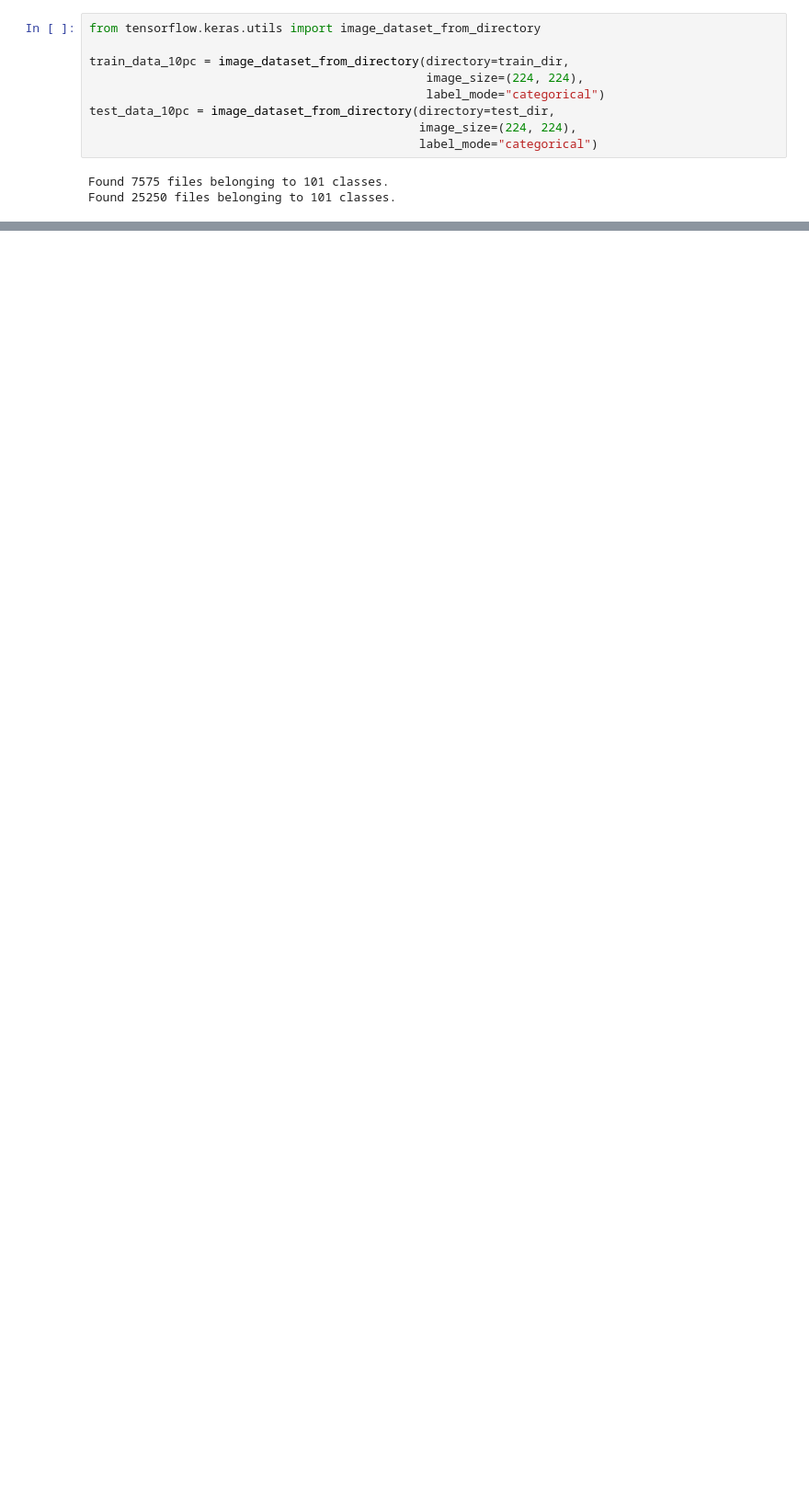
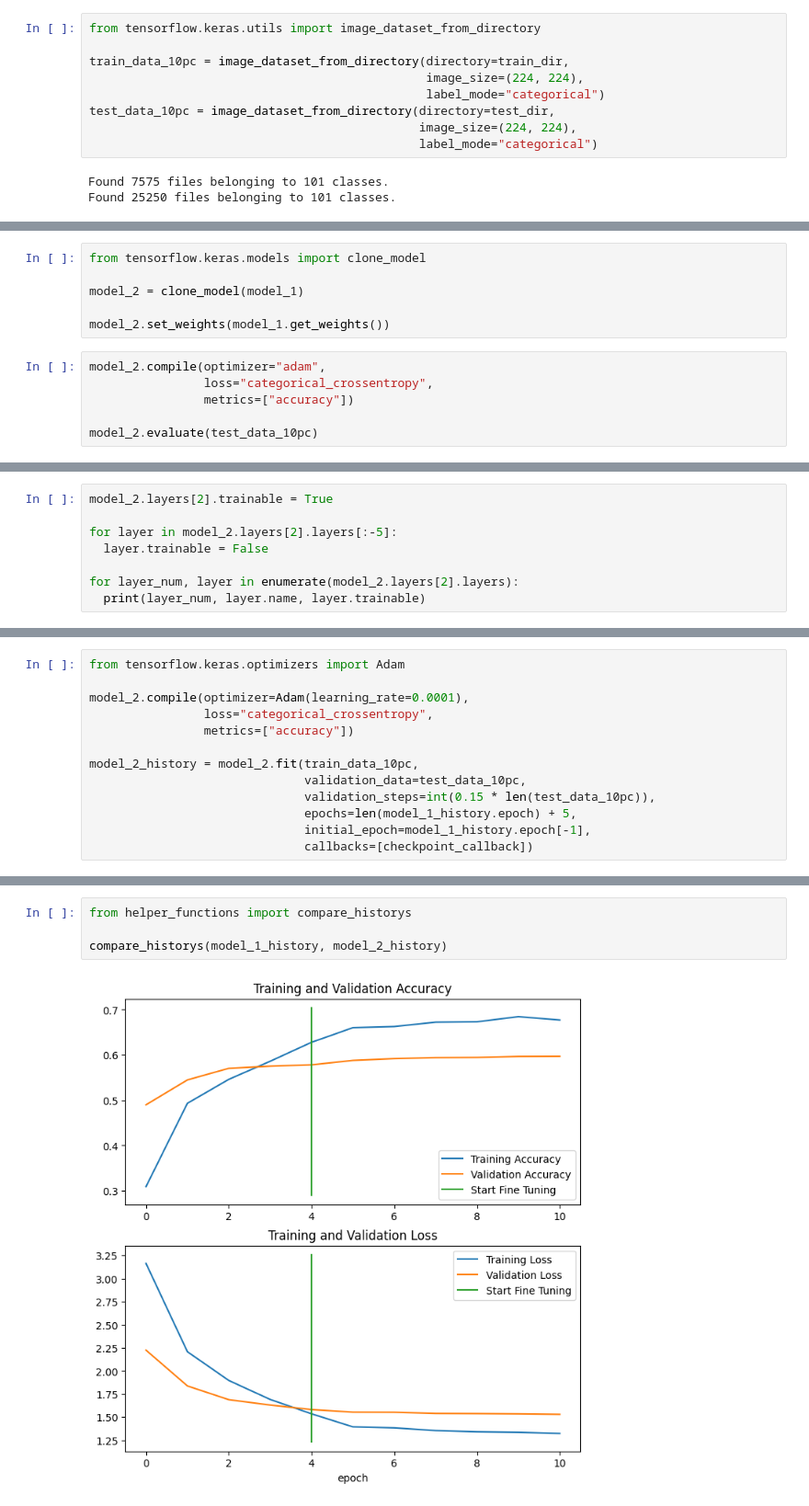
Before and after one commit to kshipra-jadav/ztm-dl, a Jupyter notebook: Transfer_Learning_with_Tensorflow_(Part_3)_ZTM.ipynb, the cells around one changed output, grey strips where cells are left out. Shown at 92% size. Saved outputs shown, nothing was run; the diff lists cells and outputs as text; blank space fills up the shorter version.

```diff
--- a/Transfer_Learning_with_Tensorflow_(Part_3)_ZTM.ipynb
+++ b/Transfer_Learning_with_Tensorflow_(Part_3)_ZTM.ipynb
@@ -78,0 +190,12 @@ Found 25250 files belonging to 101 classes.
+# %%
+from tensorflow.keras.models import clone_model
+
+model_2 = clone_model(model_1)
+
+model_2.set_weights(model_1.get_weights())
+# %%
+model_2.compile(optimizer="adam",
+                loss="categorical_crossentropy",
+                metrics=["accuracy"])
+
+model_2.evaluate(test_data_10pc)
@@ -78,0 +205,8 @@ Found 25250 files belonging to 101 classes.
+# %%
+model_2.layers[2].trainable = True
+
+for layer in model_2.layers[2].layers[:-5]:
+  layer.trainable = False
+
+for layer_num, layer in enumerate(model_2.layers[2].layers):
+  print(layer_num, layer.name, layer.trainable)
@@ -78,0 +231,13 @@ Found 25250 files belonging to 101 classes.
+# %%
+from tensorflow.keras.optimizers import Adam
+
+model_2.compile(optimizer=Adam(learning_rate=0.0001),
+                loss="categorical_crossentropy",
+                metrics=["accuracy"])
+
+model_2_history = model_2.fit(train_data_10pc,
+                              validation_data=test_data_10pc,
+                              validation_steps=int(0.15 * len(test_data_10pc)),
+                              epochs=len(model_1_history.epoch) + 5,
+                              initial_epoch=model_1_history.epoch[-1],
+                              callbacks=[checkpoint_callback])
@@ -78,0 +262,6 @@ Found 25250 files belonging to 101 classes.
+# %%
+from helper_functions import compare_historys
+
+compare_historys(model_1_history, model_2_history)
+# %% [output]
+[figure, added]
```
Also changed, not shown: parts of 20 cells of this notebook.
